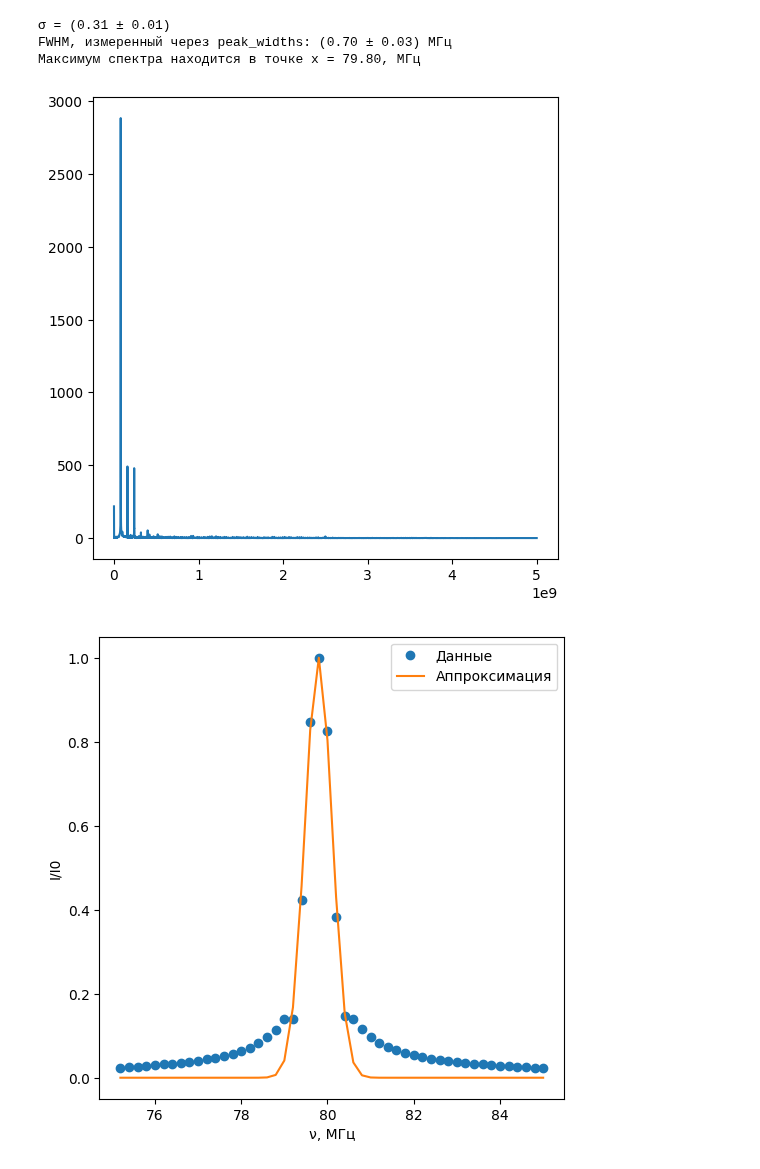
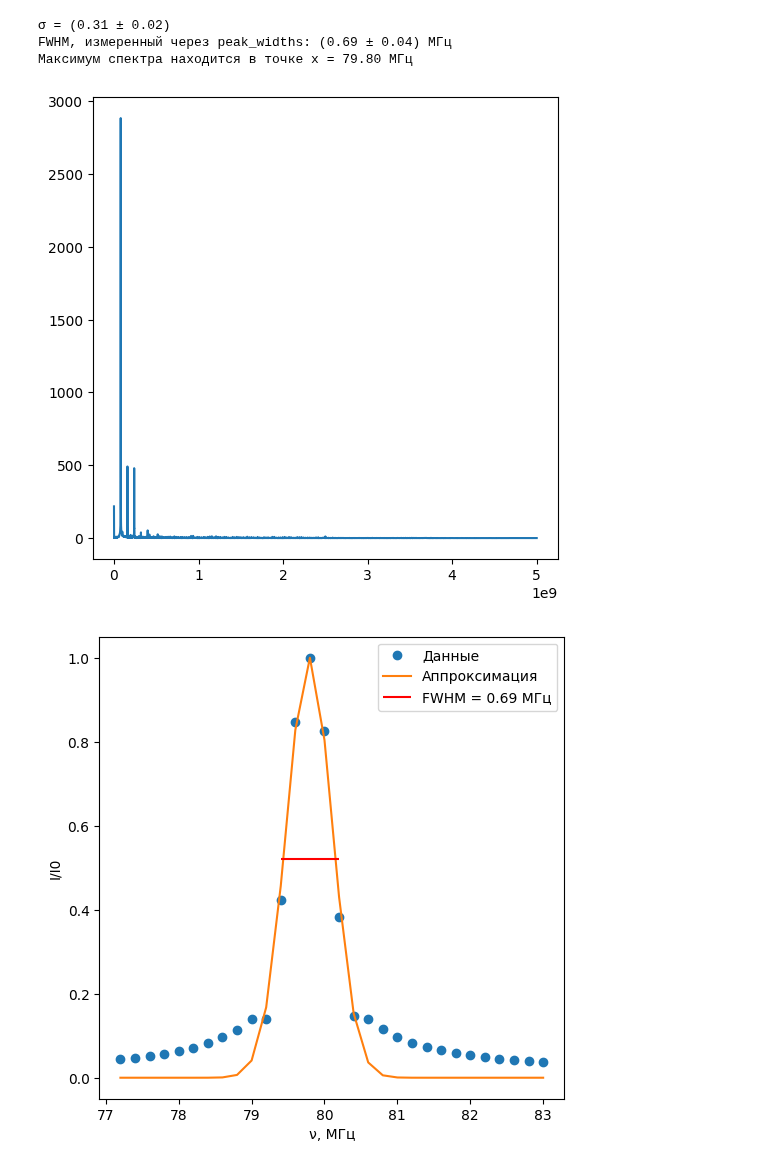
Before and after one commit to Orange-spearow/Finally_praktika, a Jupyter notebook: KIWI_3(5).ipynb, the cells around one changed output. Cells and saved outputs as stored; diff of their text form; code cells hidden in the pictures.

```diff
--- a/KIWI_3(5).ipynb
+++ b/KIWI_3(5).ipynb
@@ -26,7 +26,7 @@ plt.plot(freq, abs(fft_signal))
 y_1 = []
 x_1 = []
 for i in range(len(freq)):
-    if (freq[i]>75.0e6) and (freq[i]<85.0e6):
+    if (freq[i]>77.0e6) and (freq[i]<83.0e6):
         x_1.append(freq[i]/1e6)
         y_1.append(abs(fft_signal[i]))
 y_1 = np.array(y_1)/max(y_1)
@@ -38,47 +38,56 @@ results_half = peak_widths(y_1, peaks, rel_height=0.5)
 # Преобразование ширины пика из индексов в частотные единицы
 fwhm_indices = results_half[0]
 fwhm_values = fwhm_indices * (x_1[1] - x_1[0])  # Умножаем на шаг по частоте
+peak_heights = results_half[1] # Высота, на которой измеряется ширина (полувысота)
+left_edges = x_1[np.round(results_half[2]).astype(int)]  # Левая граница FWHM
+right_edges = x_1[np.round(results_half[3]).astype(int)]  # Правая граница FWHM
 # Для основного пика (если их несколько)
 main_peak_fwhm = fwhm_values[0]
-
 
 def gaussian(x, A, mu, sigma):
     return A * np.exp(-(x - mu)**2 / (2 * sigma**2))
 
 # Начальные guess-параметры [A, mu, sigma, offset]
 initial_guess = [max(y_1), x_1[np.argmax(y_1)], main_peak_fwhm/2.355]
 # Вызов curve_fit
 params, covariance = curve_fit(gaussian, x_1, y_1, p0=initial_guess)
 # Извлечение параметров
 A, mu, sigma = params
 # Погрешности параметров (стандартные отклонения)
 errors = np.sqrt(np.diag(covariance))
 A_err, mu_err, sigma_err = errors
 fwhm_err = 2.355 * sigma_err
+
 print(f'σ = ({sigma:.2f} ± {sigma_err:.2f})')
 print(f'FWHM, измеренный через peak_widths: ({main_peak_fwhm:.2f} ± {fwhm_err:.2f}) МГц')
 
 # Поиск пиков
 peaks, _ = find_peaks(y_1)
 # Определение максимального пика
 max_peak_index = peaks[np.argmax(abs(y_1[peaks]))]
 # Значение по оси x для максимального пика
 max_x_value = x_1[max_peak_index]
-print(f'Максимум спектра находится в точке x = {max_x_value:.2f}, МГц')
+print(f'Максимум спектра находится в точке x = {max_x_value:.2f} МГц')
 
 plt.figure(figsize=(6,6))
 plt.plot(x_1, y_1, 'o', label='Данные')
 plt.plot(x_1, gaussian(x_1, *params), '-', label='Аппроксимация')
+# Линия полувысоты и границы FWHM
+plt.hlines(peak_heights, left_edges, right_edges, color="red", label=f"FWHM = {fwhm_values[0]:.2f} МГц")
+
+# Вертикальные линии для границ FWHM
+#plt.vlines(left_edges, 0, peak_heights, color="green", alpha=0.7)
+#plt.vlines(right_edges, 0, peak_heights, color="green", alpha=0.7)
 plt.legend()
 plt.xlabel('ν, МГц')
 plt.ylabel('I/I0')
 plt.show()
 # %% [output]
-σ = (0.31 ± 0.01)
-FWHM, измеренный через peak_widths: (0.70 ± 0.03) МГц
-Максимум спектра находится в точке x = 79.80, МГц
+σ = (0.31 ± 0.02)
+FWHM, измеренный через peak_widths: (0.69 ± 0.04) МГц
+Максимум спектра находится в точке x = 79.80 МГц
 [figure]
-[figure, old version]
+[figure, new version]
 # %%
 import numpy as np
 from scipy.optimize import curve_fit
```
